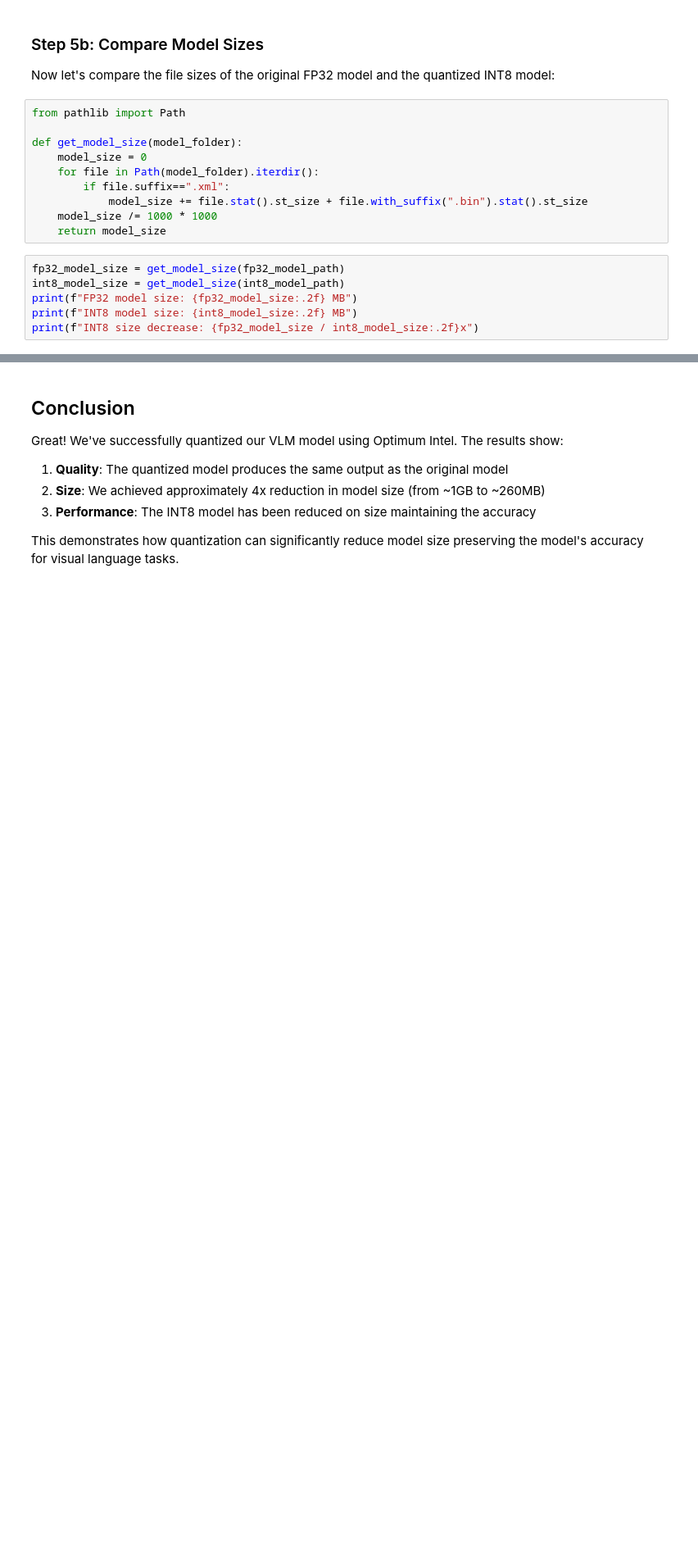
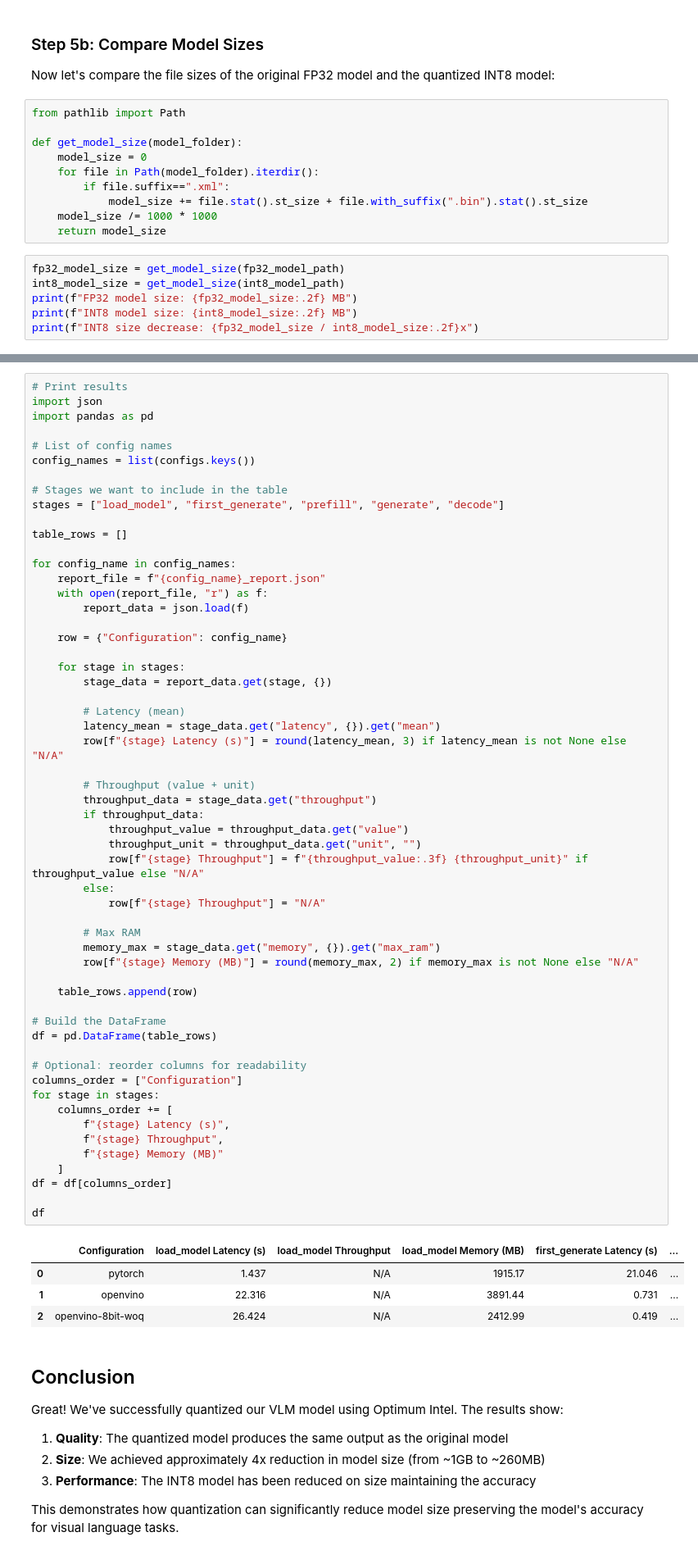
Before and after one commit to ezelanza/optimum-intel, a Jupyter notebook: notebooks/openvino/vision_language_quantization.ipynb, the cells around one changed output, grey strips where cells are left out. Shown: that part at 82% size. Drawn from its saved outputs; the diff is of its cells as text; blank space fills up the shorter version.

```diff
--- a/notebooks/openvino/vision_language_quantization.ipynb
+++ b/notebooks/openvino/vision_language_quantization.ipynb
@@ -441,3 +362,64 @@ NameError: name 'fp32_model_path' is not defined
+# %%
+# Print results
+import json
+import pandas as pd
+
+# List of config names
+config_names = list(configs.keys())
+
+# Stages we want to include in the table
+stages = ["load_model", "first_generate", "prefill", "generate", "decode"]
+
+table_rows = []
+
+for config_name in config_names:
+    report_file = f"{config_name}_report.json"
+    with open(report_file, "r") as f:
+        report_data = json.load(f)
+
+    row = {"Configuration": config_name}
+
+    for stage in stages:
+        stage_data = report_data.get(stage, {})
+
+        # Latency (mean)
+        latency_mean = stage_data.get("latency", {}).get("mean")
+        row[f"{stage} Latency (s)"] = round(latency_mean, 3) if latency_mean is not None else "N/A"
+
+        # Throughput (value + unit)
+        throughput_data = stage_data.get("throughput")
+        if throughput_data:
+            throughput_value = throughput_data.get("value")
+            throughput_unit = throughput_data.get("unit", "")
+            row[f"{stage} Throughput"] = f"{throughput_value:.3f} {throughput_unit}" if throughput_value else "N/A"
+        else:
+            row[f"{stage} Throughput"] = "N/A"
+
+        # Max RAM
+        memory_max = stage_data.get("memory", {}).get("max_ram")
+        row[f"{stage} Memory (MB)"] = round(memory_max, 2) if memory_max is not None else "N/A"
+
+    table_rows.append(row)
+
+# Build the DataFrame
+df = pd.DataFrame(table_rows)
+
+# Optional: reorder columns for readability
+columns_order = ["Configuration"]
+for stage in stages:
+    columns_order += [
+        f"{stage} Latency (s)",
+        f"{stage} Throughput",
+        f"{stage} Memory (MB)"
+    ]
+df = df[columns_order]
+
+df
+# %% [output]
+|  | Configuration | load_model Latency (s) | load_model Throughput | load_model Memory (MB) | first_generate Latency (s) | ... |
+| 0 | pytorch | 1.437 | N/A | 1915.17 | 21.046 | ... |
+| 1 | openvino | 22.316 | N/A | 3891.44 | 0.731 | ... |
+| 2 | openvino-8bit-woq | 26.424 | N/A | 2412.99 | 0.419 | ... |
 # %% [markdown]
 ## Conclusion
 
```
Also changed, not shown: parts of 9 cells of this notebook.
